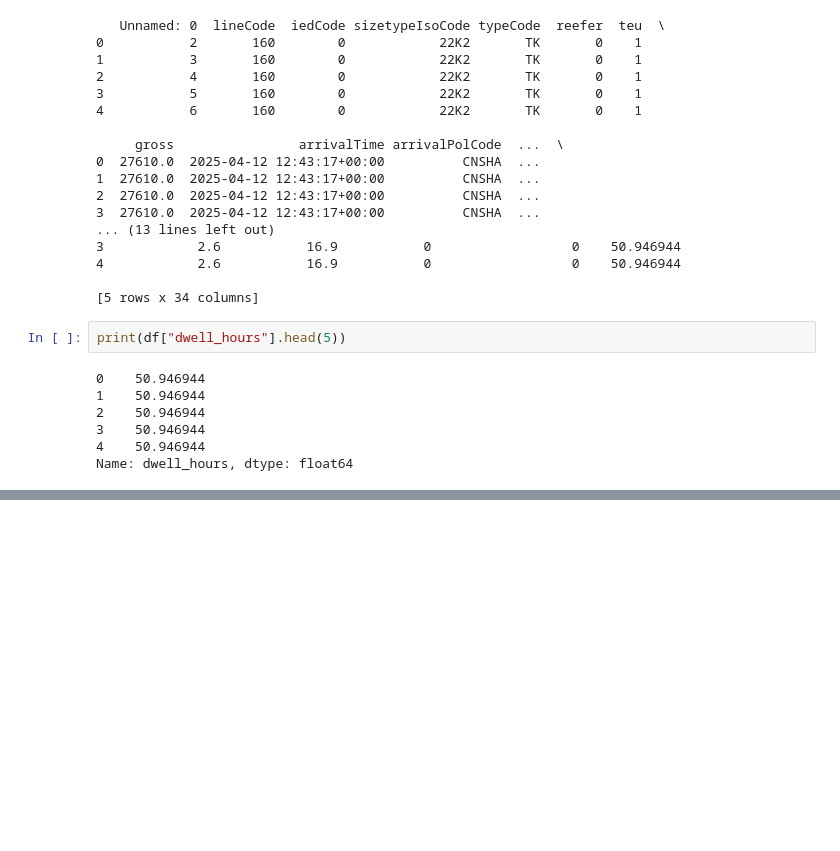
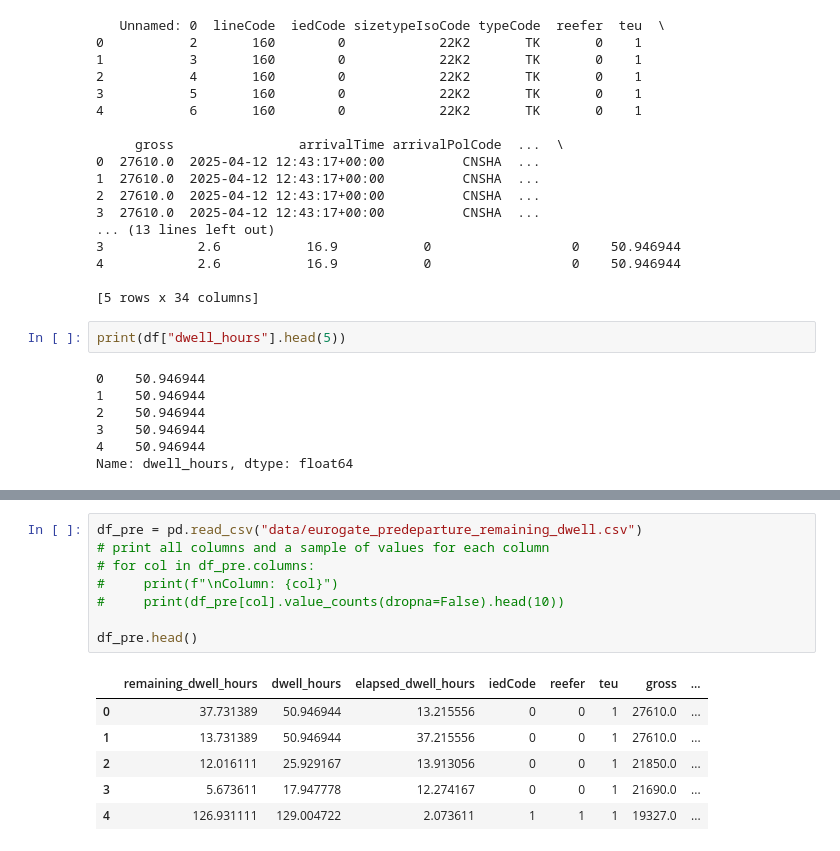
Before and after one commit to kellyegorman/eurogate-twin, a Jupyter notebook: clean_data.ipynb, the cells around one changed output, grey strips where cells are left out. Cells and saved outputs as stored; diff of their text form; blank space fills up the shorter version.

```diff
--- a/clean_data.ipynb
+++ b/clean_data.ipynb
@@ -1050,0 +1900,15 @@ Name: dwell_hours, dtype: float64
+# %%
+df_pre = pd.read_csv("data/eurogate_predeparture_remaining_dwell.csv")
+# print all columns and a sample of values for each column
+# for col in df_pre.columns:
+#     print(f"\nColumn: {col}")
+#     print(df_pre[col].value_counts(dropna=False).head(10))
+
+df_pre.head()
+# %% [output]
+|  | remaining_dwell_hours | dwell_hours | elapsed_dwell_hours | iedCode | reefer | teu | gross | ... |
+| 0 | 37.731389 | 50.946944 | 13.215556 | 0 | 0 | 1 | 27610.0 | ... |
+| 1 | 13.731389 | 50.946944 | 37.215556 | 0 | 0 | 1 | 27610.0 | ... |
+| 2 | 12.016111 | 25.929167 | 13.913056 | 0 | 0 | 1 | 21850.0 | ... |
+| 3 | 5.673611 | 17.947778 | 12.274167 | 0 | 0 | 1 | 21690.0 | ... |
+| 4 | 126.931111 | 129.004722 | 2.073611 | 1 | 1 | 1 | 19327.0 | ... |
```
Also changed, not shown: parts of 47 cells of this notebook, 2 other files.
